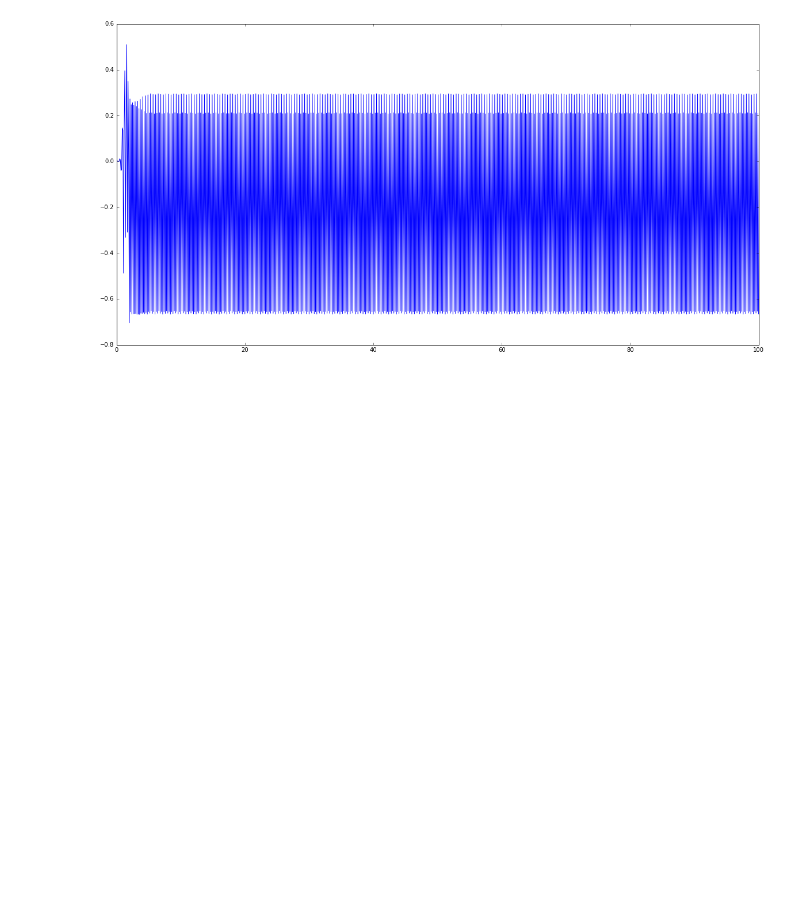
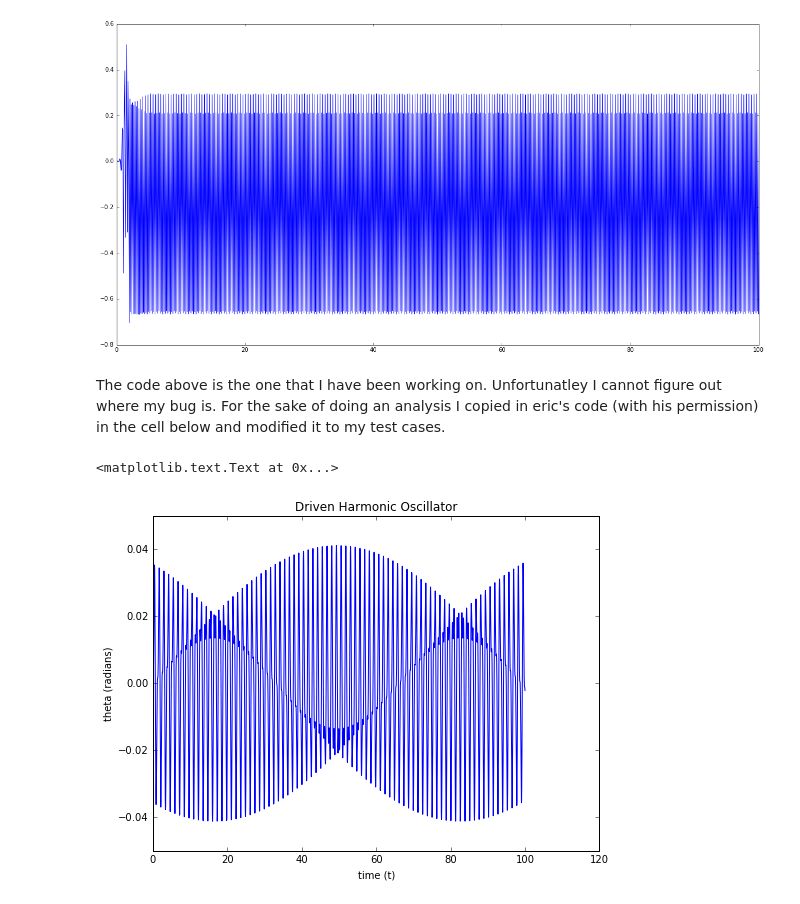
Before and after one commit to chan8005/Labs, a Jupyter notebook: Lab-Week-9/Lab_Exercises_Week_9.ipynb, the cells around one changed output. Drawn from its saved outputs; the diff is of its cells as text; code cells hidden in the pictures; blank space fills up the shorter version.

```diff
--- a/Lab-Week-9/Lab_Exercises_Week_9.ipynb
+++ b/Lab-Week-9/Lab_Exercises_Week_9.ipynb
@@ -156,3 +177,33 @@ plt.plot(t1,r1)
 # %% [output]
 [<matplotlib.lines.Line2D at 0x...>]
 [figure]
+# %% [markdown]
+The code above is the one that I have been working on. Unfortunatley I cannot figure out where my bug is. For the sake of doing an analysis I copied in eric's code (with his permission) in the cell below and modified it to my test cases.
+# %%
+# Eric's Code for 4th order Kunge kutta for a driven pendulum
+# constants
+C = 2 # inverse seconds squared
+capital_omega = 5 #inverse seconds
+g = 9.81 # meters per second squared
+l = 0.1 # meters
+r0 = 0*math.pi/180  # radians
+interval = np.array([0,100],float) # seconds
+
+def f(t,r):
+    theta = r[0]
+    omega = r[1]
+    ftheta = omega
+    fomega = -(g/l)*math.sin(theta)+C*math.cos(theta)*math.sin(capital_omega*t)
+    return np.array([ftheta,fomega],float)
+
+points = solve_coupled(f,2,(r0,0),interval,10000,order=4)
+r = points[:,1]
+t = points[:,0]
+plt.figure(figsize=(8, 6))
+plt.plot(t,r)
+plt.title("Driven Harmonic Oscillator")
+plt.xlabel("time (t)")
+plt.ylabel("theta (radians)")
+# %% [output]
+<matplotlib.text.Text at 0x...>
+[figure, added]
```
Also changed, not shown: parts of 8 cells of this notebook.
